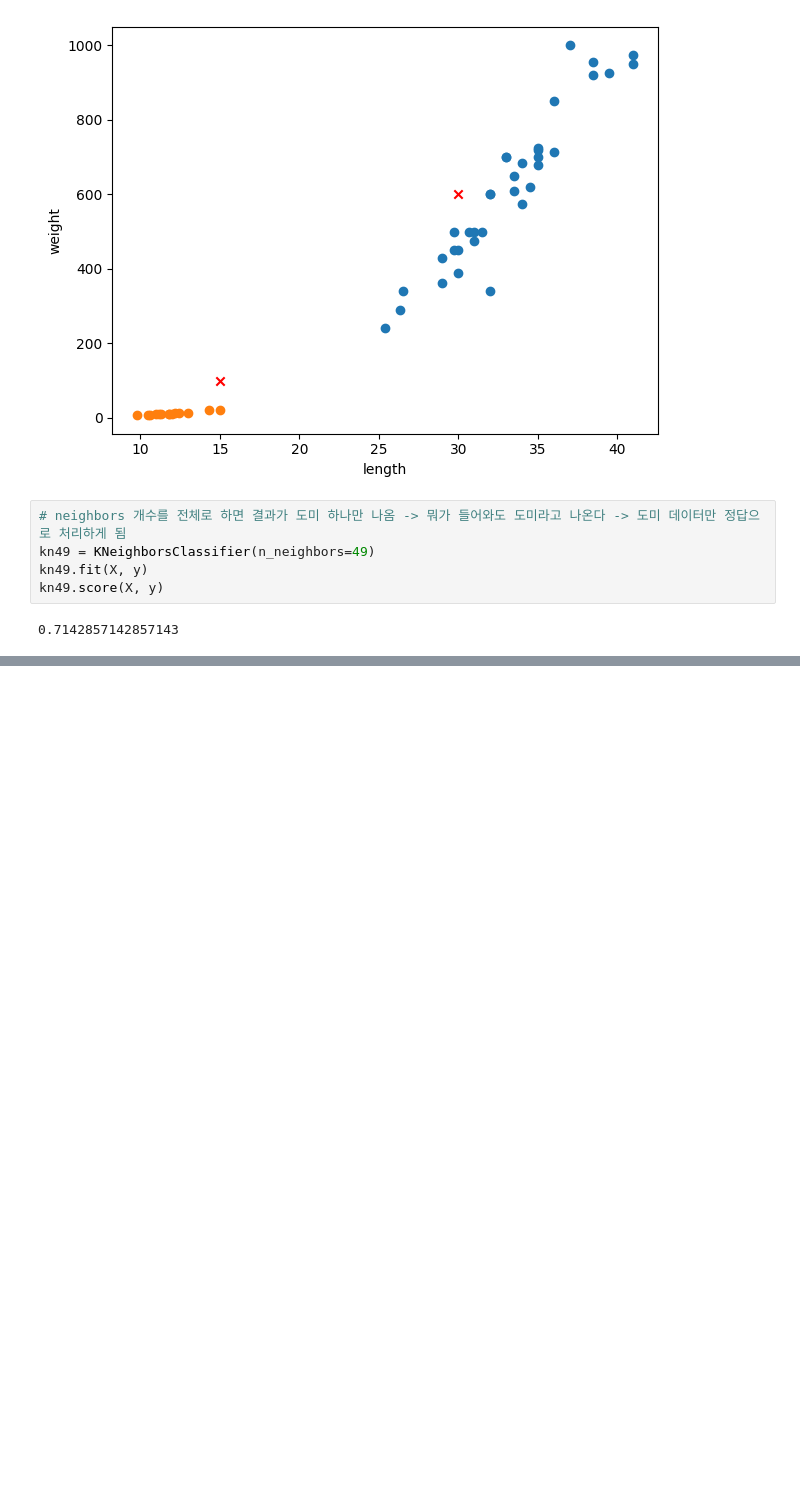
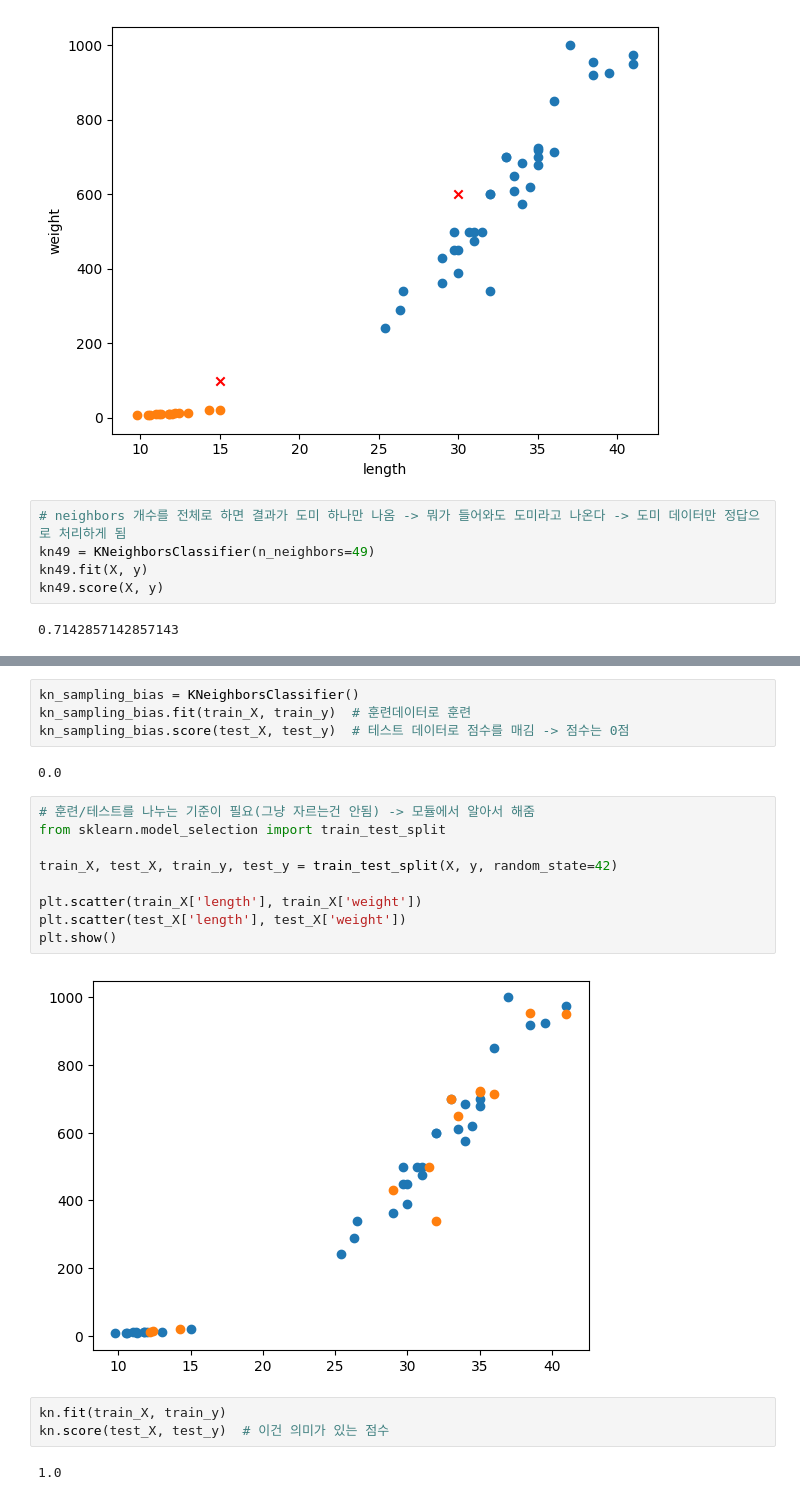
Before and after one commit to krystallinekim/TIL, a Jupyter notebook: Machine_Learning/강의자료/01_knn_class.ipynb, the cells around one changed output, grey strips where cells are left out. Drawn from its saved outputs; the diff is of its cells as text; blank space fills up the shorter version.

```diff
--- a/Machine_Learning/강의자료/01_knn_class.ipynb
+++ b/Machine_Learning/강의자료/01_knn_class.ipynb
@@ -77,0 +97,22 @@ kn49.score(X, y)
+# %%
+kn_sampling_bias = KNeighborsClassifier()
+kn_sampling_bias.fit(train_X, train_y)  # 훈련데이터로 훈련
+kn_sampling_bias.score(test_X, test_y)  # 테스트 데이터로 점수를 매김 -> 점수는 0점
+# %% [output]
+0.0
+# %%
+# 훈련/테스트를 나누는 기준이 필요(그냥 자르는건 안됨) -> 모듈에서 알아서 해줌
+from sklearn.model_selection import train_test_split
+
+train_X, test_X, train_y, test_y = train_test_split(X, y, random_state=42)
+
+plt.scatter(train_X['length'], train_X['weight'])
+plt.scatter(test_X['length'], test_X['weight'])
+plt.show()
+# %% [output]
+[figure, added]
+# %%
+kn.fit(train_X, train_y)
+kn.score(test_X, test_y)  # 이건 의미가 있는 점수
+# %% [output]
+1.0
```
Also changed, not shown: parts of 4 cells of this notebook.
